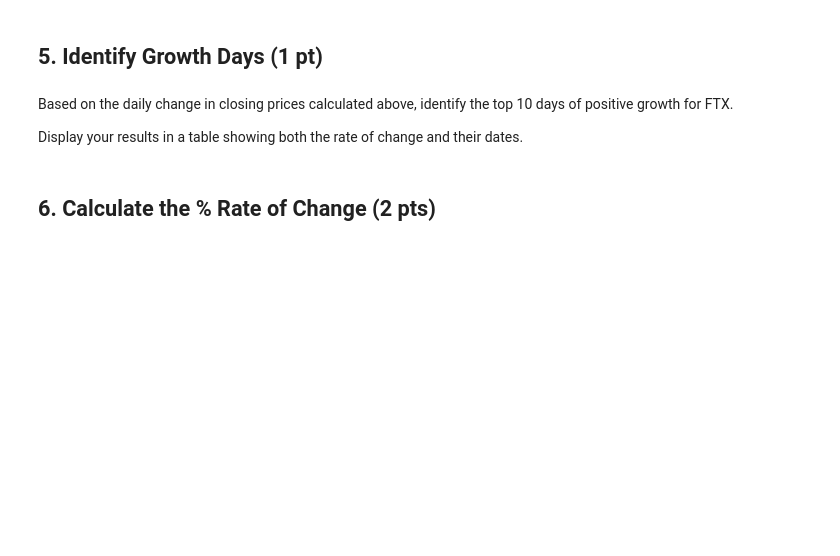
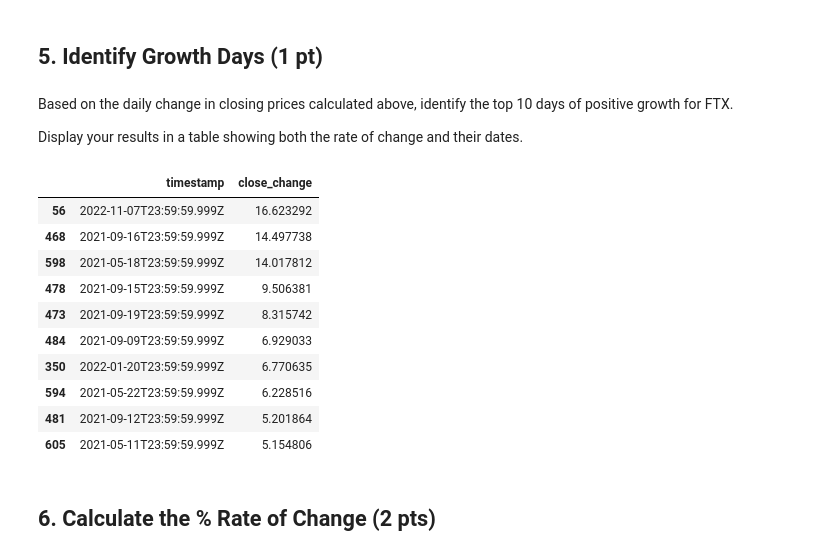
Before and after one commit to alkalink1/ds1002-eju2pk, a Jupyter notebook: labs/lab1/lab1-ftx-stock-pricing.ipynb, the cells around one changed output. Saved outputs shown, nothing was run; the diff lists cells and outputs as text; code cells hidden in the pictures; blank space fills up the shorter version.

```diff
--- a/labs/lab1/lab1-ftx-stock-pricing.ipynb
+++ b/labs/lab1/lab1-ftx-stock-pricing.ipynb
@@ -131,6 +131,22 @@ df
 Based on the daily change in closing prices calculated above, identify the top 10 days of positive growth for FTX.
 
 Display your results in a table showing both the rate of change and their dates.
+# %%
+df2 = df.sort_values('close_change', ascending=False)
+df2 = df2.drop(['open', 'high','low','close','volume','rate_change','rate_of_change'], axis=1)
+df2.head(10)
+# %% [output]
+|  | timestamp | close_change |
+| 56 | 2022-11-07T23:59:59.999Z | 16.623292 |
+| 468 | 2021-09-16T23:59:59.999Z | 14.497738 |
+| 598 | 2021-05-18T23:59:59.999Z | 14.017812 |
+| 478 | 2021-09-15T23:59:59.999Z | 9.506381 |
+| 473 | 2021-09-19T23:59:59.999Z | 8.315742 |
+| 484 | 2021-09-09T23:59:59.999Z | 6.929033 |
+| 350 | 2022-01-20T23:59:59.999Z | 6.770635 |
+| 594 | 2021-05-22T23:59:59.999Z | 6.228516 |
+| 481 | 2021-09-12T23:59:59.999Z | 5.201864 |
+| 605 | 2021-05-11T23:59:59.999Z | 5.154806 |
 # %% [markdown]
 ## 6. Calculate the % Rate of Change (2 pts)
 # %% [markdown]
```
Also changed, not shown: parts of 4 cells of this notebook.
